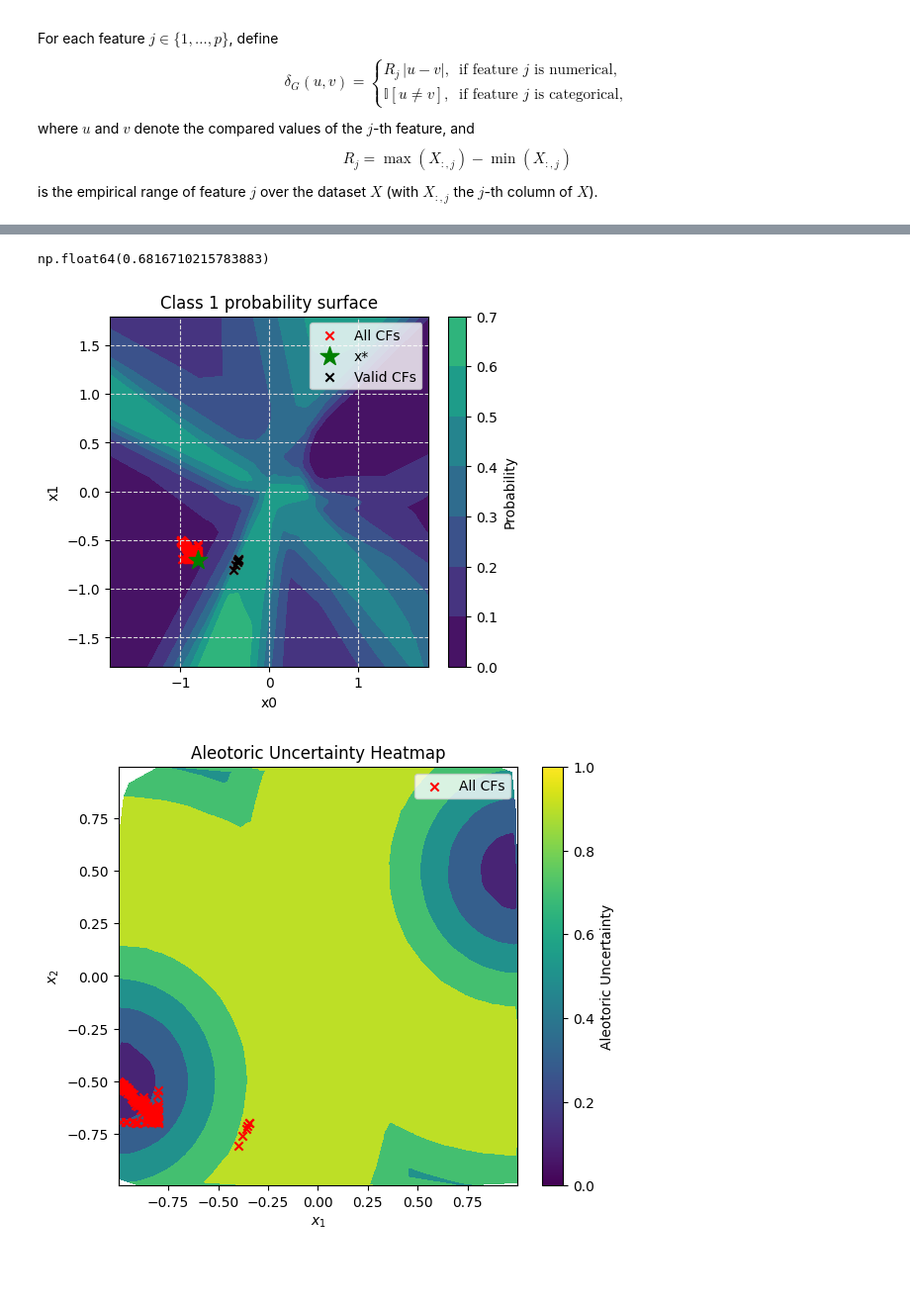
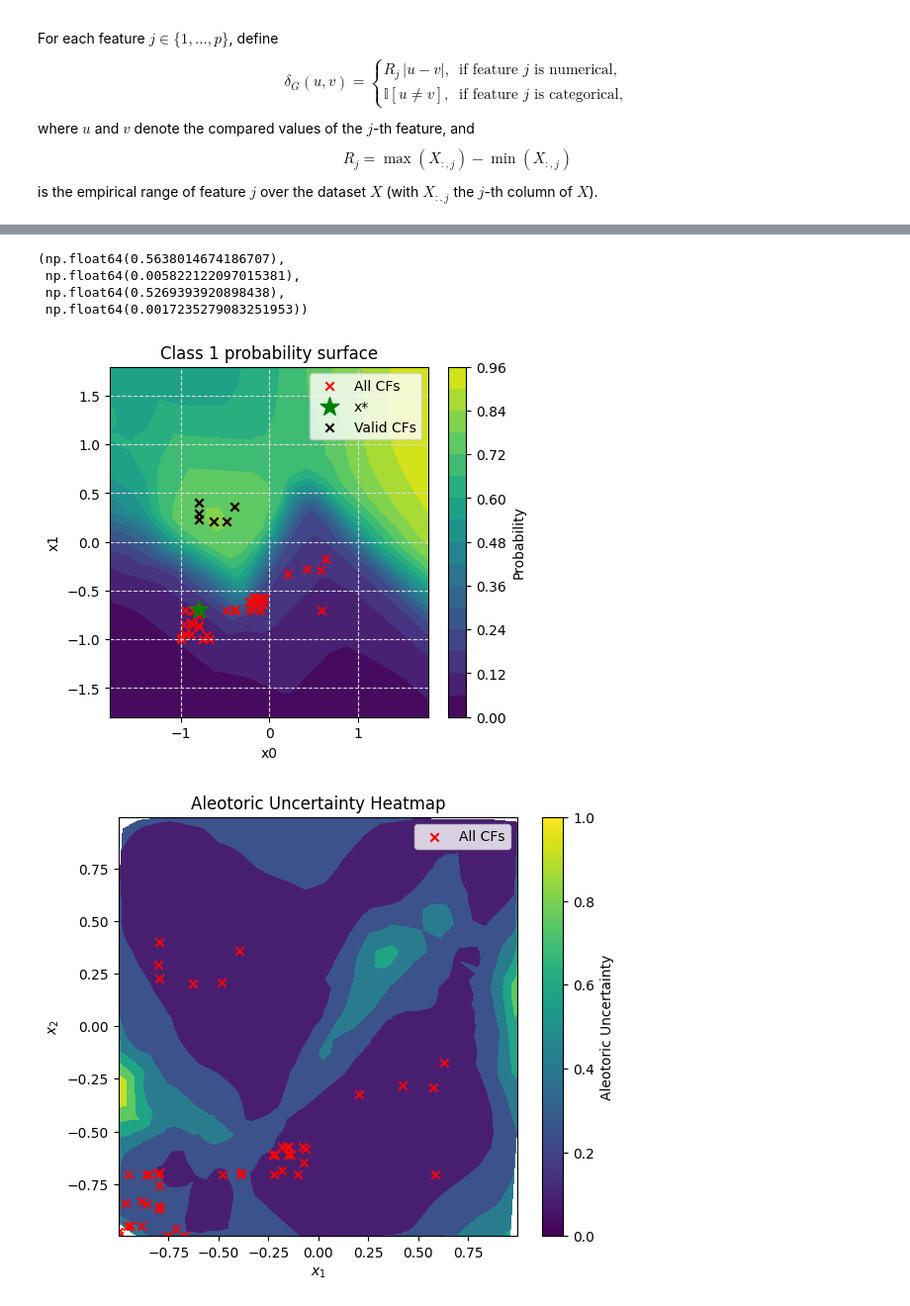
Before and after one commit to 42logos/uamocf, a Jupyter notebook: nd_mmo.ipynb, the cells around one changed output, grey strips where cells are left out. Shown at 99% size. Drawn from its saved outputs; the diff is of its cells as text; code cells hidden in the pictures; blank space fills up the shorter version.

```diff
--- a/nd_mmo.ipynb
+++ b/nd_mmo.ipynb
@@ -243,7 +238,7 @@ criterion = nn.CrossEntropyLoss()
 optimizer = optim.Adam(model.parameters(), lr=1e-3)
 # %%
 # training loop
-num_epochs = 250
+num_epochs = 50
 
 bar = tqdm(range(num_epochs), desc="Training", ncols=80, unit="epoch",colour="blue")
 for epoch in bar:
@@ -373,0 +424,15 @@ is the empirical range of feature $j$ over the dataset $X$
+# %%
+models.append(model)  # include the first model as well
+#now we draw the decision boundary for each model in one plot
+plt.figure(figsize=(10, 8))
+
+xx, yy = np.meshgrid(np.linspace(-1, 1, 300), np.linspace(-1.0, 1, 300))
+grid = np.c_[xx.ravel(), yy.ravel()]
+
+for i, _model in enumerate(models):
+    Z = _model(torch.tensor(grid, dtype=torch.float32).to(device)).detach().cpu().numpy()
+    Z = np.argmax(Z, axis=1).reshape(xx.shape)
+    plt.contour(xx, yy, Z, levels=[0.5], colors=f"C{i}", alpha=0.7, label=f'Model {i+1} Boundary')
+# plt.tricontourf(X[:, 0], X[:, 1], p1, levels=5270, cmap="viridis", alpha=0.3)
+# plt.colorbar(label=r"$P_{Y\mid X}(1\mid x)$")
+plt.title("Decision Boundaries of Different Model Instances")
@@ -459,7 +611,7 @@ Y_prime = 1 - y_star  # binary case
 X_obs = dataset.tensors[0].to(device)
 k=5
 weights = torch.ones(k)
-problem = make_cf_problem(model, x_star, Y_prime, X_obs, weights, k=k)
+problem = make_cf_problem(model, x_star, Y_prime, X_obs, weights, k=k, bayesian_model=ensemble_model, models=models)
 
 x_star,y_star,Y_prime
 # %% [output]
@@ -470,8 +620,8 @@ x_star,y_star,Y_prime
 
 
 
-algorithm = NSGA2(pop_size=130)
-termination = get_termination("n_gen", 250)
+algorithm = NSGA2(pop_size=50)
+termination = get_termination("n_gen", 350)
 
 # no seed => nondeterministic search
 res = minimize(problem, algorithm, termination, verbose=True)
@@ -507,8 +656,14 @@ valided_F_mmo.shape,valided_X_mmo.shape,not_valided_F_mmo.shape,not_valided_X_mm
 # %%
 max_AU=valided_F_mmo[:,3].max()
-max_AU
+max_EU=valided_F_mmo[:,1].max()
+min_AU=valided_F_mmo[:,3].min()
+min_EU=valided_F_mmo[:,1].min()
+max_AU,max_EU,min_AU,min_EU
 # %% [output]
-np.float64(0.6816710215783883)
+(np.float64(0.5638014674186707),
+ np.float64(0.005822122097015381),
+ np.float64(0.5269393920898438),
+ np.float64(0.0017235279083251953))
 # %%
 
 # -----------------------------
@@ -529,7 +684,7 @@ np.float64(0.6816710215783883)
 # plt.show()
 
 
-fig,ax=plot_proba(model, X,levels=6)
+fig,ax=plot_proba(model, X,levels=16)
 ax.scatter(X_mmo[:, 0], X_mmo[:, 1], c="red", marker="x", label="All CFs")
 ax.scatter(x_star[0].item(), x_star[1].item(),
            c="green", marker="*", s=200, label="x*")
@@ -541,19 +696,19 @@ if valided_X_mmo.shape[0] > 0:
 ax.legend()
 plt.show()
 # %% [output]
-[figure, old version]
+[figure, new version]
 # %%
 # draw AU heatmap with valid CFs
 AU= Aleotoric_Uncertainty_prob(moon_focus_prob)
 
 plt.figure(figsize=(6.5, 5.5))
-plt.tricontourf(X[:, 0], X[:, 1], AU(X), levels=5, cmap="viridis")
+plt.tricontourf(X[:, 0], X[:, 1], [problem.objs[1](x) for x in X], levels=5, cmap="viridis")
 plt.scatter(X_mmo[:, 0], X_mmo[:, 1], c="red", marker="x", label="All CFs")
 plt.colorbar(label=r"Aleotoric Uncertainty")
 plt.title("Aleotoric Uncertainty Heatmap")
 plt.xlabel("$x_1$")
 plt.ylabel("$x_2$")
 plt.legend()
 plt.show()
 # %% [output]
-[figure, old version]
+[figure, new version]
```
Also changed, not shown: parts of 15 cells of this notebook, 22 other files.
